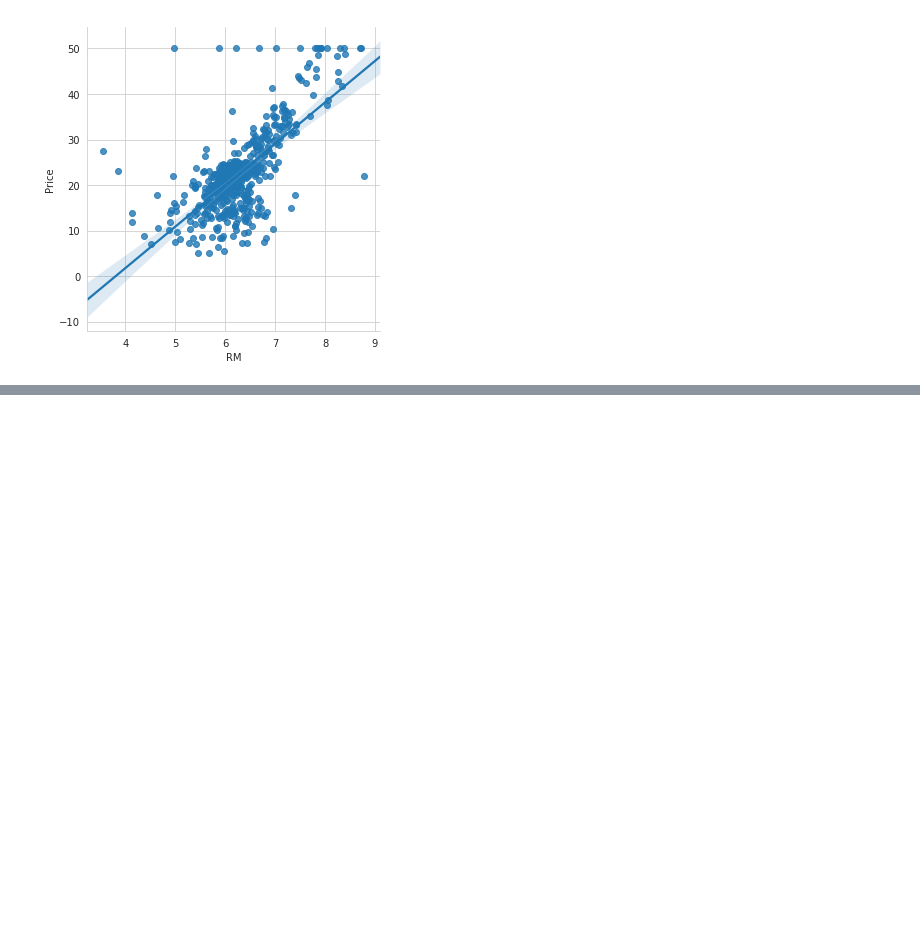
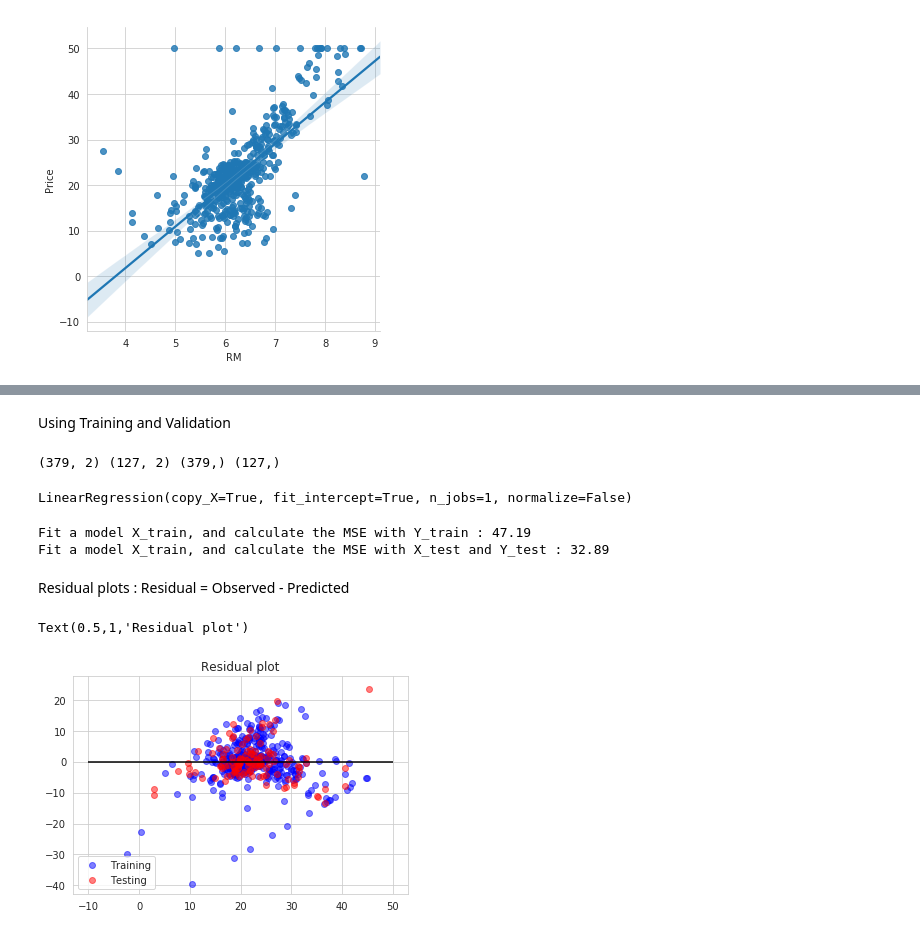
Before and after one commit to easypanda/Udemy, a Jupyter notebook: Python for Data Analysis and visualization/Supervised Learning - Linear Regression.ipynb, the cells around one changed output, grey strips where cells are left out. Saved outputs shown, nothing was run; the diff lists cells and outputs as text; code cells hidden in the pictures; blank space fills up the shorter version.

```diff
--- a/Python for Data Analysis and visualization/Supervised Learning - Linear Regression.ipynb
+++ b/Python for Data Analysis and visualization/Supervised Learning - Linear Regression.ipynb
@@ -78,0 +89,9 @@ sns.lmplot("RM","Price",data=boston_df)
+# %%
+#X as median room values
+X = boston_df.RM
+
+#use v to make X two-dimensional and create the array need for the numpy's least square method
+X = np.vstack([X,np.ones(len(X))]).T
+
+#Y as the target price of the houses
+Y = np.array(boston_df.Price)
@@ -78,0 +177,2 @@ sns.lmplot("RM","Price",data=boston_df)
+# %% [markdown]
+Using Training and Validation
@@ -78,0 +181,41 @@ sns.lmplot("RM","Price",data=boston_df)
+# %%
+#70-30 (Train - Test)
+X_train,X_test,Y_train,Y_test = train_test_split(X,boston_df.Price)
+# %%
+print(X_train.shape,X_test.shape,Y_train.shape,Y_test.shape)
+# %% [output]
+(379, 2) (127, 2) (379,) (127,)
+# %%
+lreg = LinearRegression()
+
+lreg.fit(X_train,Y_train)
+# %% [output]
+LinearRegression(copy_X=True, fit_intercept=True, n_jobs=1, normalize=False)
+# %%
+pred_train = lreg.predict(X_train)
+
+pred_test = lreg.predict(X_test)
+# %%
+print("Fit a model X_train, and calculate the MSE with Y_train : {:.2f}".format(np.mean((Y_train - pred_train)**2)))
+print("Fit a model X_train, and calculate the MSE with X_test and Y_test : {:.2f}".format(np.mean((Y_test - pred_test)**2)))
+# %% [output]
+Fit a model X_train, and calculate the MSE with Y_train : 47.19
+Fit a model X_train, and calculate the MSE with X_test and Y_test : 32.89
+# %% [markdown]
+Residual plots : Residual = Observed - Predicted
+# %%
+#Scatter plot the training data
+Train = plt.scatter(pred_train,(pred_train -  Y_train),c="b",alpha="0.5")
+
+#Scatter plot the test data
+Test = plt.scatter(pred_test,(pred_test - Y_test),c="r",alpha="0.5")
+
+#Plot a horizontal axis line at 0
+plt.hlines(y = 0, xmin=-10, xmax=50)
+
+#labels
+plt.legend((Train,Test),("Training","Testing"),loc="lower left")
+plt.title("Residual plot")
+# %% [output]
+Text(0.5,1,'Residual plot')
+[figure, added]
```
Also changed, not shown: parts of 18 cells of this notebook.
